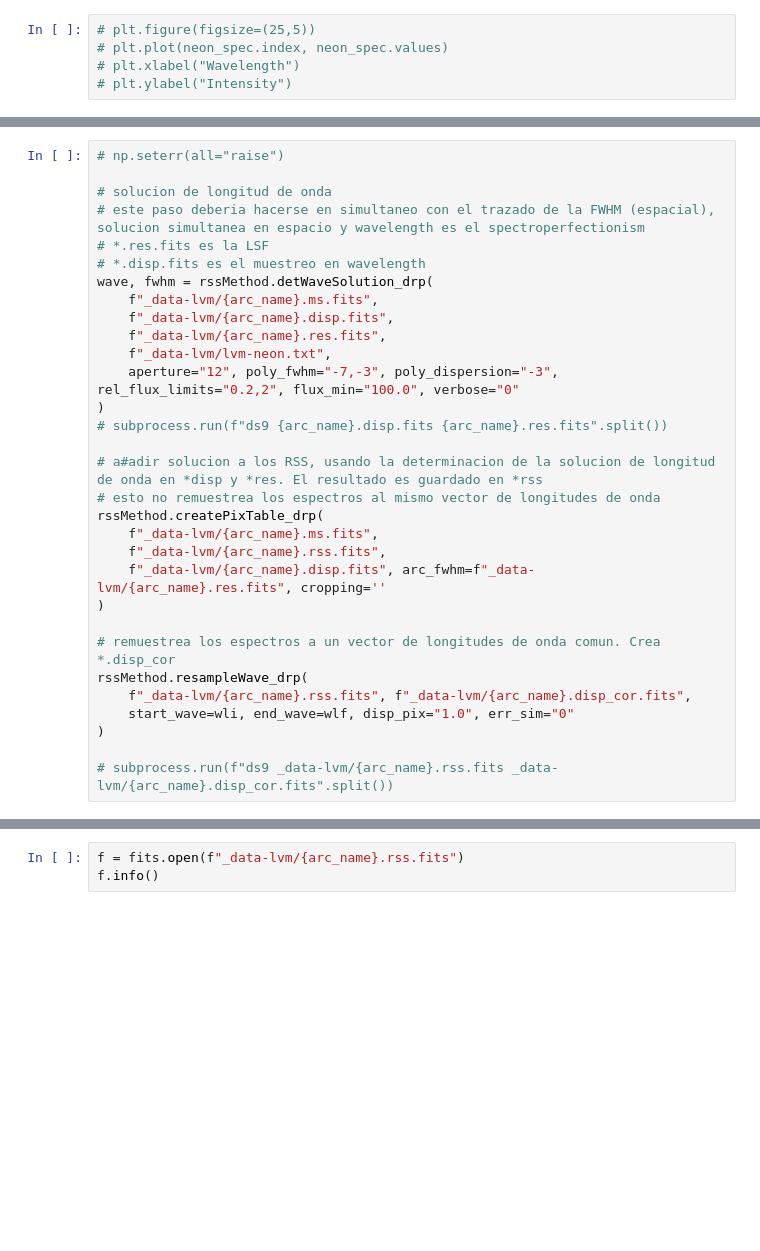
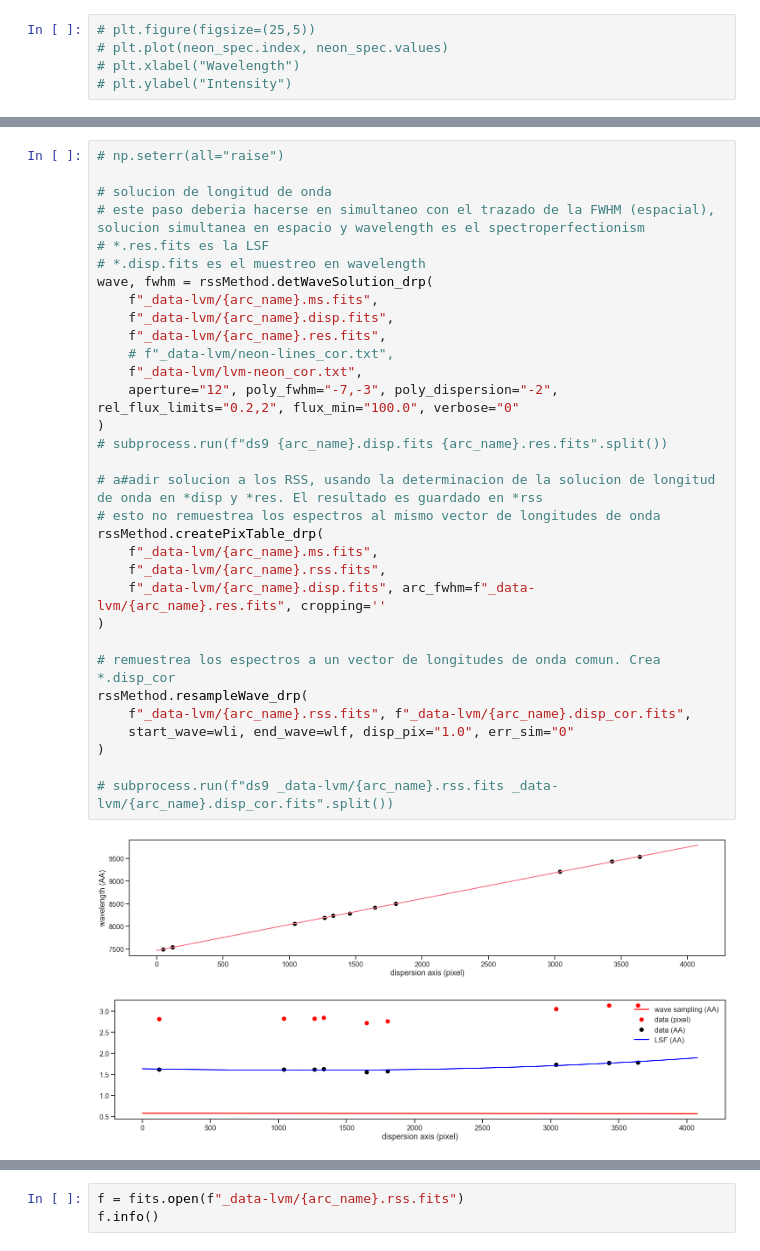
Before and after one commit to sdss/lvmdrp, a Jupyter notebook: docs/nb/lab-lamps.ipynb, the cells around one changed output, grey strips where cells are left out. Cells and saved outputs as stored; diff of their text form; blank space fills up the shorter version.

```diff
--- a/docs/nb/lab-lamps.ipynb
+++ b/docs/nb/lab-lamps.ipynb
@@ -405,34 +417,38 @@ with open("_data-lvm/dtw-neon.txt", "w") as f:
 # %%
 # np.seterr(all="raise")
 
 # solucion de longitud de onda
 # este paso deberia hacerse en simultaneo con el trazado de la FWHM (espacial), solucion simultanea en espacio y wavelength es el spectroperfectionism
 # *.res.fits es la LSF
 # *.disp.fits es el muestreo en wavelength
 wave, fwhm = rssMethod.detWaveSolution_drp(
     f"_data-lvm/{arc_name}.ms.fits",
     f"_data-lvm/{arc_name}.disp.fits",
     f"_data-lvm/{arc_name}.res.fits",
-    f"_data-lvm/lvm-neon.txt",
-    aperture="12", poly_fwhm="-7,-3", poly_dispersion="-3", rel_flux_limits="0.2,2", flux_min="100.0", verbose="0"
+    # f"_data-lvm/neon-lines_cor.txt",
+    f"_data-lvm/lvm-neon_cor.txt",
+    aperture="12", poly_fwhm="-7,-3", poly_dispersion="-2", rel_flux_limits="0.2,2", flux_min="100.0", verbose="0"
 )
 # subprocess.run(f"ds9 {arc_name}.disp.fits {arc_name}.res.fits".split())
 
 # a#adir solucion a los RSS, usando la determinacion de la solucion de longitud de onda en *disp y *res. El resultado es guardado en *rss
 # esto no remuestrea los espectros al mismo vector de longitudes de onda
 rssMethod.createPixTable_drp(
     f"_data-lvm/{arc_name}.ms.fits",
     f"_data-lvm/{arc_name}.rss.fits",
     f"_data-lvm/{arc_name}.disp.fits", arc_fwhm=f"_data-lvm/{arc_name}.res.fits", cropping=''
 )
 
 # remuestrea los espectros a un vector de longitudes de onda comun. Crea *.disp_cor
 rssMethod.resampleWave_drp(
     f"_data-lvm/{arc_name}.rss.fits", f"_data-lvm/{arc_name}.disp_cor.fits",
     start_wave=wli, end_wave=wlf, disp_pix="1.0", err_sim="0"
 )
 
 # subprocess.run(f"ds9 _data-lvm/{arc_name}.rss.fits _data-lvm/{arc_name}.disp_cor.fits".split())
+# %% [output]
+[figure, added]
+[figure, added]
 # %%
 f = fits.open(f"_data-lvm/{arc_name}.disp.fits")
 f[0].data[ised,[0,-1]], wli, wlf
```
Also changed, not shown: parts of 13 cells of this notebook, 1 other file.
